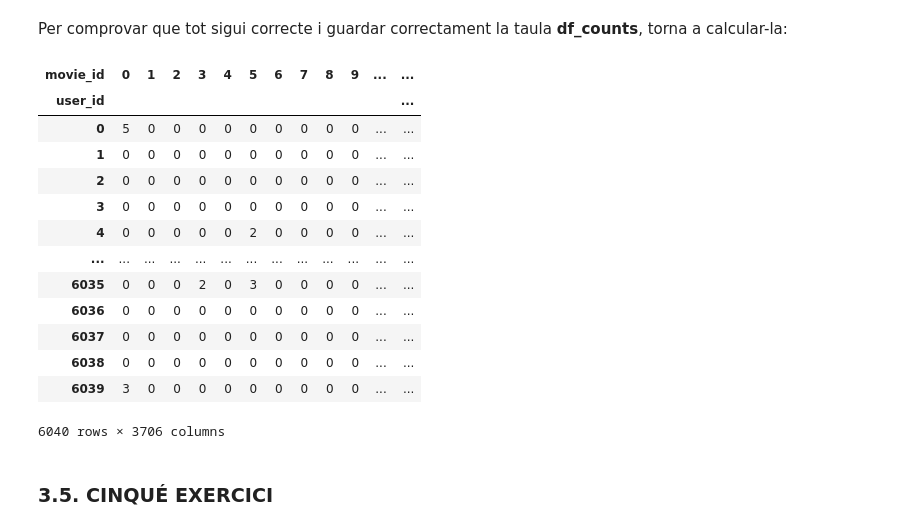
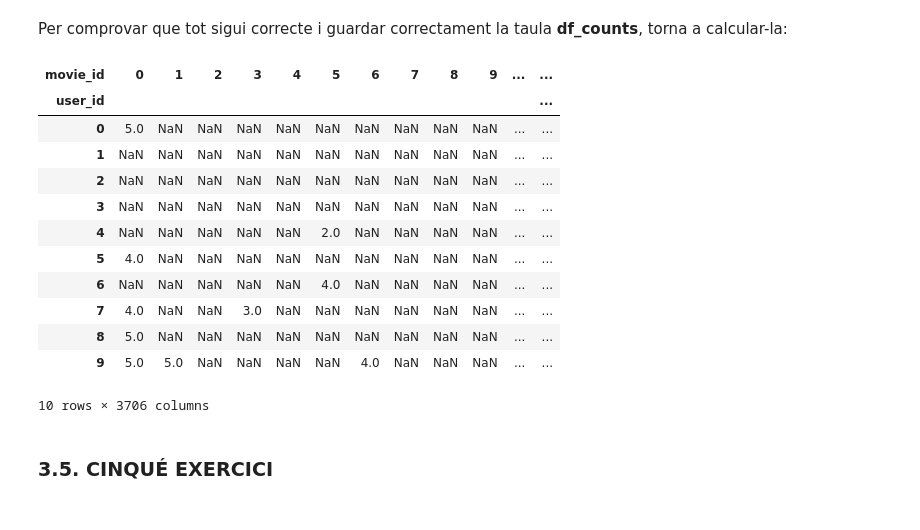
Before and after one commit to junjielyu13/Junior-Fall-Missions, a Jupyter notebook: TallerNousUsos/Practica/TNUI_P2/assigment_code_lia.ipynb, the cells around one changed output. Drawn from its saved outputs; the diff is of its cells as text; code cells hidden in the pictures.

```diff
--- a/TallerNousUsos/Practica/TNUI_P2/assigment_code_lia.ipynb
+++ b/TallerNousUsos/Practica/TNUI_P2/assigment_code_lia.ipynb
@@ -612,7 +611,7 @@ def build_counts_table(df):
     :param df: DataFrame original
     :return: DataFrame descrit adalt
     """
-    return df.pivot_table(values = 'rating', index = 'user_id', columns = 'movie_id',fill_value = 0)
+    return df.pivot_table(values = 'rating', index = 'user_id', columns = 'movie_id')
 # %%
 df_counts = build_counts_table(data)
 df_counts
@@ -712,22 +711,21 @@ data.sort_values(by= 'movie_id')
 Per comprovar que tot sigui correcte i guardar correctament la taula **df_counts**, torna a calcular-la:
 # %%
 df_counts = build_counts_table(data)
-df_counts
+df_counts[:10]
 # %% [output]
 | movie_id | 0 | 1 | 2 | 3 | 4 | 5 | 6 | 7 | 8 | 9 | ... | ... |
 | user_id |  |  |  |  |  |  |  |  |  |  |  | ... |
-| 0 | 5 | 0 | 0 | 0 | 0 | 0 | 0 | 0 | 0 | 0 | ... | ... |
-| 1 | 0 | 0 | 0 | 0 | 0 | 0 | 0 | 0 | 0 | 0 | ... | ... |
-| 2 | 0 | 0 | 0 | 0 | 0 | 0 | 0 | 0 | 0 | 0 | ... | ... |
-| 3 | 0 | 0 | 0 | 0 | 0 | 0 | 0 | 0 | 0 | 0 | ... | ... |
-| 4 | 0 | 0 | 0 | 0 | 0 | 2 | 0 | 0 | 0 | 0 | ... | ... |
-| ... | ... | ... | ... | ... | ... | ... | ... | ... | ... | ... | ... | ... |
-| 6035 | 0 | 0 | 0 | 2 | 0 | 3 | 0 | 0 | 0 | 0 | ... | ... |
-| 6036 | 0 | 0 | 0 | 0 | 0 | 0 | 0 | 0 | 0 | 0 | ... | ... |
-| 6037 | 0 | 0 | 0 | 0 | 0 | 0 | 0 | 0 | 0 | 0 | ... | ... |
-| 6038 | 0 | 0 | 0 | 0 | 0 | 0 | 0 | 0 | 0 | 0 | ... | ... |
-| 6039 | 3 | 0 | 0 | 0 | 0 | 0 | 0 | 0 | 0 | 0 | ... | ... |
+| 0 | 5.0 | NaN | NaN | NaN | NaN | NaN | NaN | NaN | NaN | NaN | ... | ... |
+| 1 | NaN | NaN | NaN | NaN | NaN | NaN | NaN | NaN | NaN | NaN | ... | ... |
+| 2 | NaN | NaN | NaN | NaN | NaN | NaN | NaN | NaN | NaN | NaN | ... | ... |
+| 3 | NaN | NaN | NaN | NaN | NaN | NaN | NaN | NaN | NaN | NaN | ... | ... |
+| 4 | NaN | NaN | NaN | NaN | NaN | 2.0 | NaN | NaN | NaN | NaN | ... | ... |
+| 5 | 4.0 | NaN | NaN | NaN | NaN | NaN | NaN | NaN | NaN | NaN | ... | ... |
+| 6 | NaN | NaN | NaN | NaN | NaN | 4.0 | NaN | NaN | NaN | NaN | ... | ... |
+| 7 | 4.0 | NaN | NaN | 3.0 | NaN | NaN | NaN | NaN | NaN | NaN | ... | ... |
+| 8 | 5.0 | NaN | NaN | NaN | NaN | NaN | NaN | NaN | NaN | NaN | ... | ... |
+| 9 | 5.0 | 5.0 | NaN | NaN | NaN | NaN | 4.0 | NaN | NaN | NaN | ... | ... |
-6040 rows × 3706 columns
+10 rows × 3706 columns
 # %% [markdown]
 ### 3.5. CINQUÉ EXERCICI
 # %% [markdown]
```
Also changed, not shown: parts of 51 cells of this notebook.
